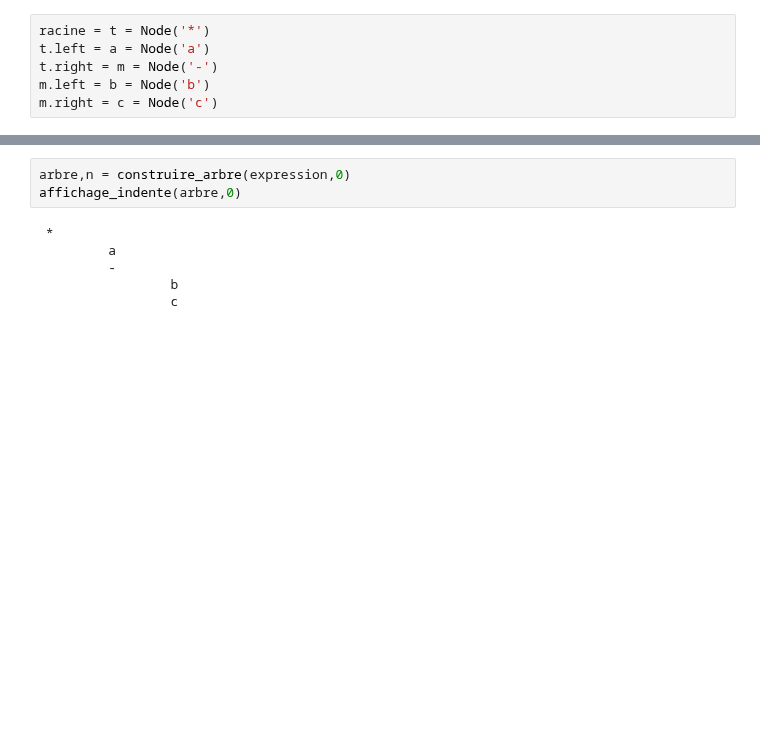
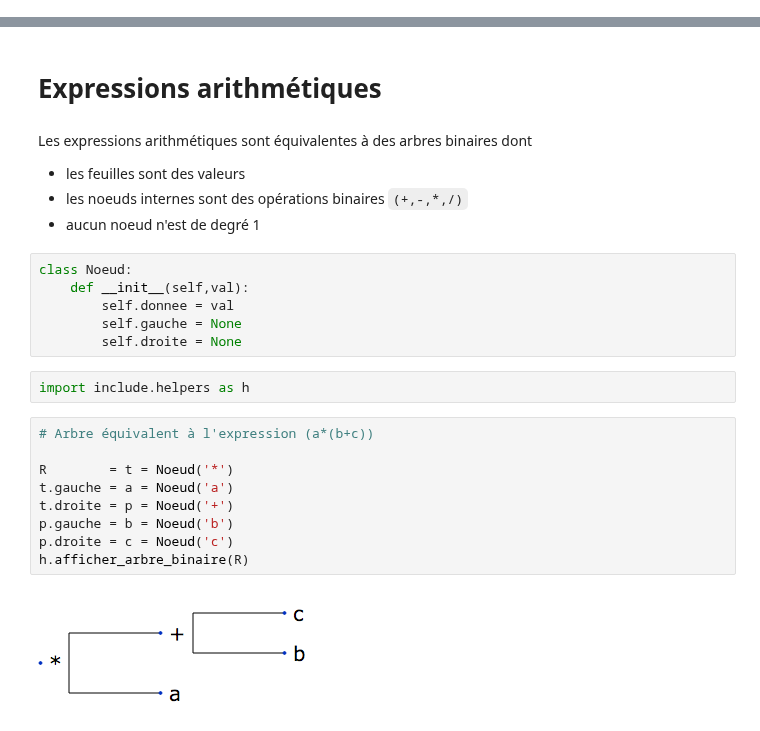
Before and after one commit to ocuisenaire/ASD1-notebooks, a Jupyter notebook: 5 - Arbres/3 - Expressions arithmétiques.ipynb, the cells around one changed output, grey strips where cells are left out. Drawn from its saved outputs; the diff is of its cells as text; blank space fills up the shorter version.

```diff
--- a/5 - Arbres/3 - Expressions arithmétiques.ipynb
+++ b/5 - Arbres/3 - Expressions arithmétiques.ipynb
@@ -7,6 +0,0 @@ class Node:
-# %%
-racine = t = Node('*')
-t.left = a = Node('a')
-t.right = m = Node('-')
-m.left = b = Node('b')
-m.right = c = Node('c')
@@ -82,9 +1,27 @@ def construire_arbre(str,n):
-# %%
-arbre,n = construire_arbre(expression,0)
-affichage_indente(arbre,0)
-# %% [output]
- *
-         a
-         -
-                 b
-                 c
+# %% [markdown]
+# Expressions arithmétiques
+# %% [markdown]
+Les expressions arithmétiques sont équivalentes à des arbres binaires dont
+
+* les feuilles sont des valeurs
+* les noeuds internes sont des opérations binaires `(+,-,*,/)`
+* aucun noeud n'est de degré 1
+# %%
+class Noeud:
+    def __init__(self,val):
+        self.donnee = val
+        self.gauche = None
+        self.droite = None
+# %%
+import include.helpers as h
+# %%
+# Arbre équivalent à l'expression (a*(b+c))
+
+R        = t = Noeud('*')
+t.gauche = a = Noeud('a')
+t.droite = p = Noeud('+')
+p.gauche = b = Noeud('b')
+p.droite = c = Noeud('c')
+h.afficher_arbre_binaire(R)
+# %% [output]
+[figure, added]
```
Also changed, not shown: parts of 37 cells of this notebook, 2 other files.
